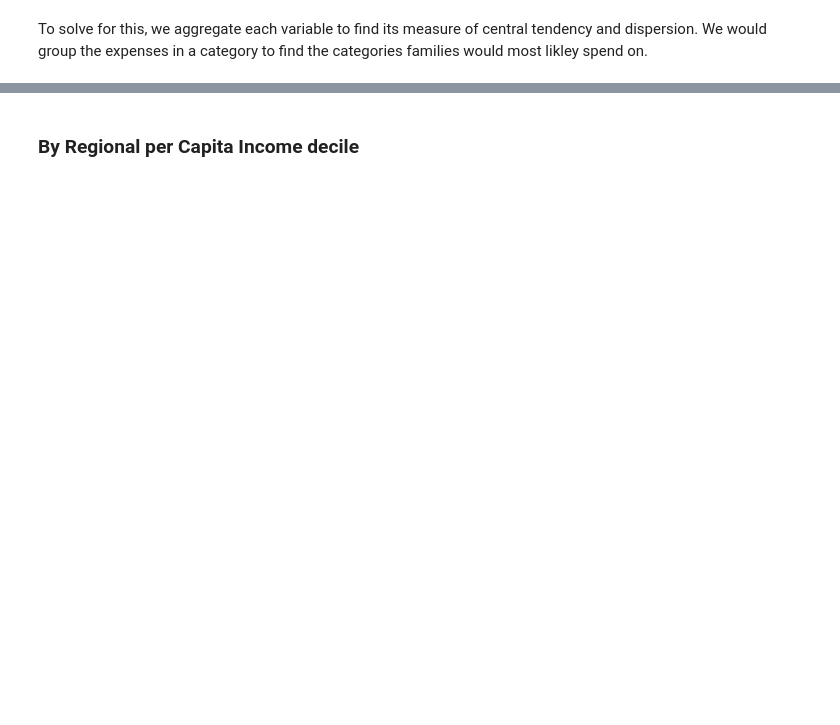
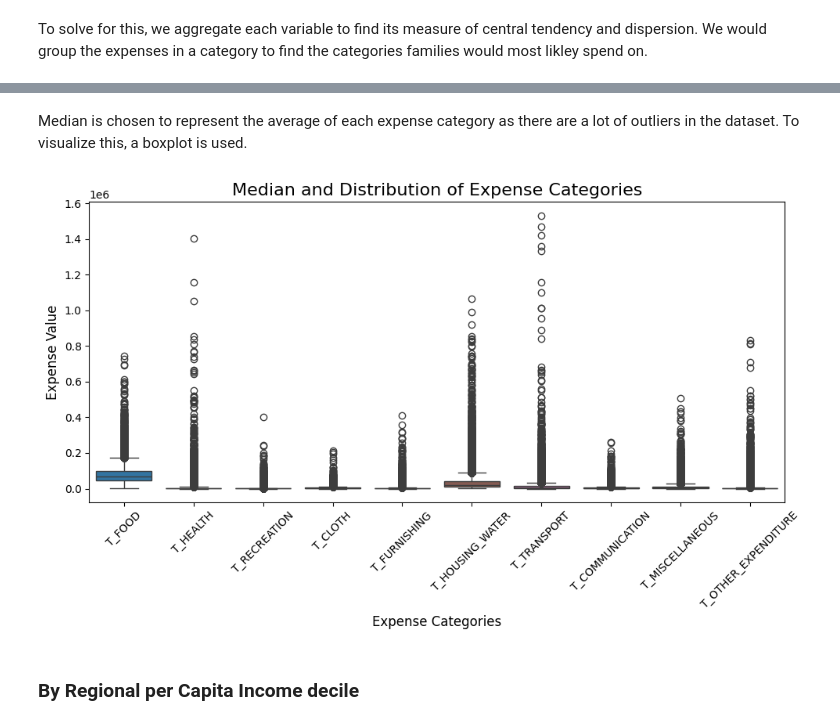
Before and after one commit to MichaelGelo/CSMODEL_Project, a Jupyter notebook: Group3_Phase1.ipynb, the cells around one changed output, grey strips where cells are left out. Drawn from its saved outputs; the diff is of its cells as text; code cells hidden in the pictures; blank space fills up the shorter version.

```diff
--- a/Group3_Phase1.ipynb
+++ b/Group3_Phase1.ipynb
@@ -701,3 +705,19 @@ FIES_df.agg({
+# %% [markdown]
+Median is chosen to represent the average of each expense category as there are a lot of outliers in the dataset. To visualize this, a boxplot is used.
+# %%
+plt.figure(figsize=(10,6))
+
+sns.boxplot(data=FIES_df[['T_FOOD', 'T_HEALTH', 'T_RECREATION', 'T_CLOTH', 'T_FURNISHING', 'T_HOUSING_WATER', 'T_TRANSPORT', 'T_COMMUNICATION', 'T_MISCELLANEOUS', 'T_OTHER_EXPENDITURE']])
+
+plt.title('Median and Distribution of Expense Categories', fontsize= 16)
+plt.xlabel('Expense Categories', fontsize=12)
+plt.ylabel('Expense Value', fontsize=12)
+plt.xticks(ticks=range(10), rotation=45)
+
+plt.tight_layout()
+plt.show()
+# %% [output]
+[figure, added]
 # %% [markdown]
 ### By Regional per Capita Income decile
 # %%
```
Also changed, not shown: parts of 27 cells of this notebook.
